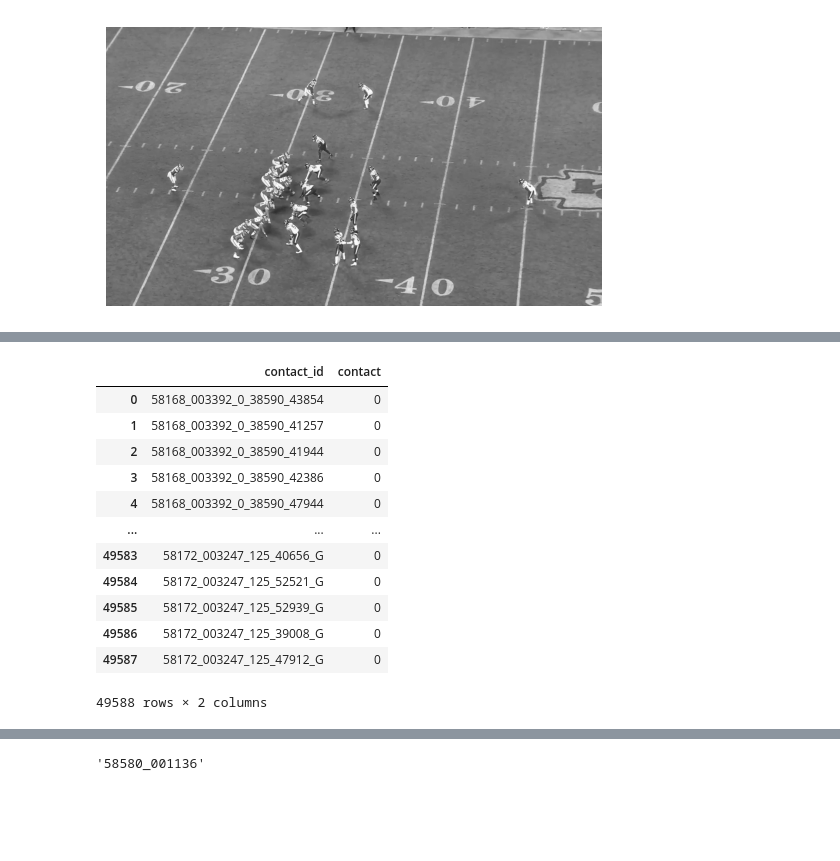
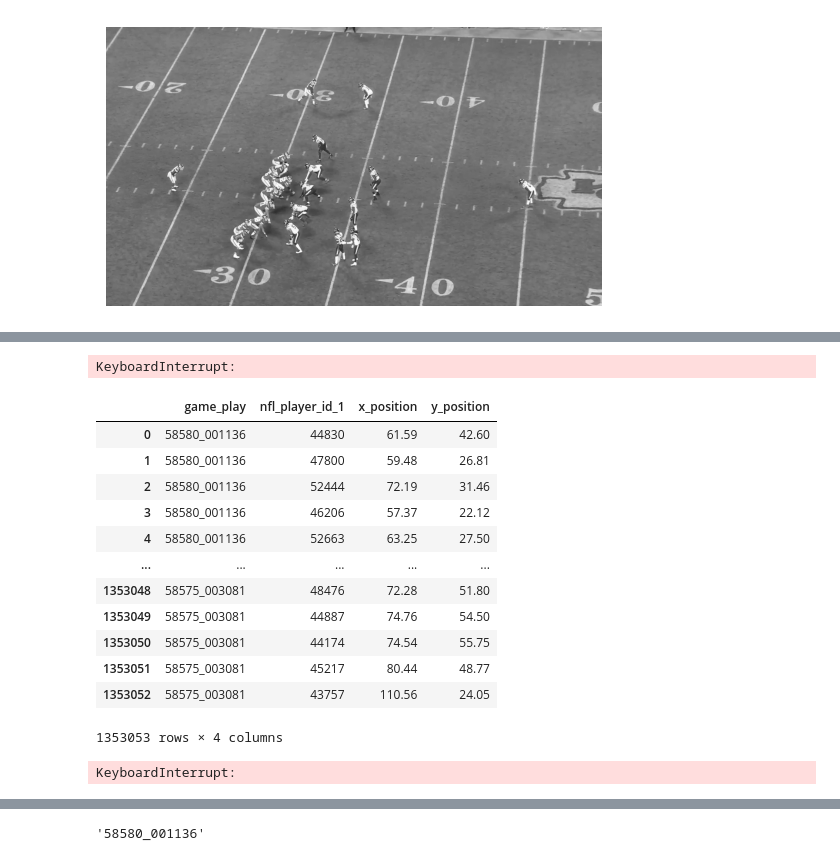
Before and after one commit to nickb1125/Contact-Detection, a Jupyter notebook: scrath.ipynb, the cells around one changed output, grey strips where cells are left out. Cells and saved outputs as stored; diff of their text form; code cells hidden in the pictures; blank space fills up the shorter version.

```diff
--- a/scrath.ipynb
+++ b/scrath.ipynb
@@ -85,0 +79,4 @@ tensor([0.])
+# %%
+cache=dict()
+for x in tqdm(range(len(train_dataset))):
+    cache.update({x : train_dataset[x]})
@@ -353,16 +414,48 @@ plt.show()
+# %%
+this_type = "train"
+label_df = pd.read_csv(os.getcwd() + f"/nfl-player-contact-detection/{this_type}_labels.csv")
+track_df = pd.read_csv(os.getcwd() + f"/nfl-player-contact-detection/{this_type}_player_tracking.csv")
+# %%
+# Cache distances
+all_interaction = label_df[['game_play', 'nfl_player_id_1', 'nfl_player_id_2']].drop_duplicates().query("nfl_player_id_1 != 'G' & nfl_player_id_2 != 'G'")
+distance_cache = dict({id : [] for x in all_interaction.game_play})
+for index, row in tqdm(all_interaction.iterrows()):
+    track_df = track_df.loc[track_df.game_play==row.game_play]
+    df_1 = track_df.loc[track_df.nfl_player_id == row.nfl_player_id_1]
+    df_2 = track_df.loc[track_df.nfl_player_id == row.nfl_player_id_2]
+    distances = (df_1.x_position.astype(float)-df_2.x_position.astype(float))**2+(df_1.y_position.astype(float)-df_2.y_position.astype(float))**2
+    distance_cache[row.game_play]=distances
+# %% [output]
+KeyboardInterrupt:
+# %%
+track_df[["game_play", "nfl_player_id", "x_position", "y_position"]].rename({"nfl_player_id" : "nfl_player_id_1"}, axis = 1)
+# %% [output]
+|  | game_play | nfl_player_id_1 | x_position | y_position |
+| 0 | 58580_001136 | 44830 | 61.59 | 42.60 |
+| 1 | 58580_001136 | 47800 | 59.48 | 26.81 |
+| 2 | 58580_001136 | 52444 | 72.19 | 31.46 |
+| 3 | 58580_001136 | 46206 | 57.37 | 22.12 |
+| 4 | 58580_001136 | 52663 | 63.25 | 27.50 |
+| ... | ... | ... | ... | ... |
+| 1353048 | 58575_003081 | 48476 | 72.28 | 51.80 |
+| 1353049 | 58575_003081 | 44887 | 74.76 | 54.50 |
+| 1353050 | 58575_003081 | 44174 | 74.54 | 55.75 |
+| 1353051 | 58575_003081 | 45217 | 80.44 | 48.77 |
+| 1353052 | 58575_003081 | 43757 | 110.56 | 24.05 |
+1353053 rows × 4 columns
+# %%
+updated_distances_df = []
+distances_df = label_df[['game_play', 'step', 'nfl_player_id_1', 'nfl_player_id_2']].drop_duplicates()
+num_back_forward_steps=2
+skips=1
+for idx, row in tqdm(distances_df.iterrows(), total=len(distances_df)):
+    needed_steps = np.arange(row.step-num_back_forward_steps*skips, row.step+num_back_forward_steps*skips+1, skips).tolist()
+    for step in needed_steps:
+        append_df = pd.DataFrame({'game_play' : [row.game_play], 'step' : [step], 'nfl_player_id_1' : [row.nfl_player_id_1], 'nfl_player_id_2' : [row.nfl_player_id_2]})
+        updated_distances_df.append(append_df)
+updated_distances_df=pd.concat(updated_distances_df, axis = 0)
+# %% [output]
+KeyboardInterrupt:
 # %%
-pd.read_csv(os.getcwd() + "/nfl-player-contact-detection/sample_submission.csv")
+tracking_df = pd.read_csv(os.getcwd() + "/nfl-player-contact-detection/train_player_tracking.csv")
+label_df = pd.read_csv(os.getcwd() + "/nfl-player-contact-detection/train_labels.csv")
-# %% [output]
-|  | contact_id | contact |
-| 0 | 58168_003392_0_38590_43854 | 0 |
-| 1 | 58168_003392_0_38590_41257 | 0 |
-| 2 | 58168_003392_0_38590_41944 | 0 |
-| 3 | 58168_003392_0_38590_42386 | 0 |
-| 4 | 58168_003392_0_38590_47944 | 0 |
-| ... | ... | ... |
-| 49583 | 58172_003247_125_40656_G | 0 |
-| 49584 | 58172_003247_125_52521_G | 0 |
-| 49585 | 58172_003247_125_52939_G | 0 |
-| 49586 | 58172_003247_125_39008_G | 0 |
-| 49587 | 58172_003247_125_47912_G | 0 |
-49588 rows × 2 columns
```
Also changed, not shown: parts of 11 cells of this notebook, 2 other files.
